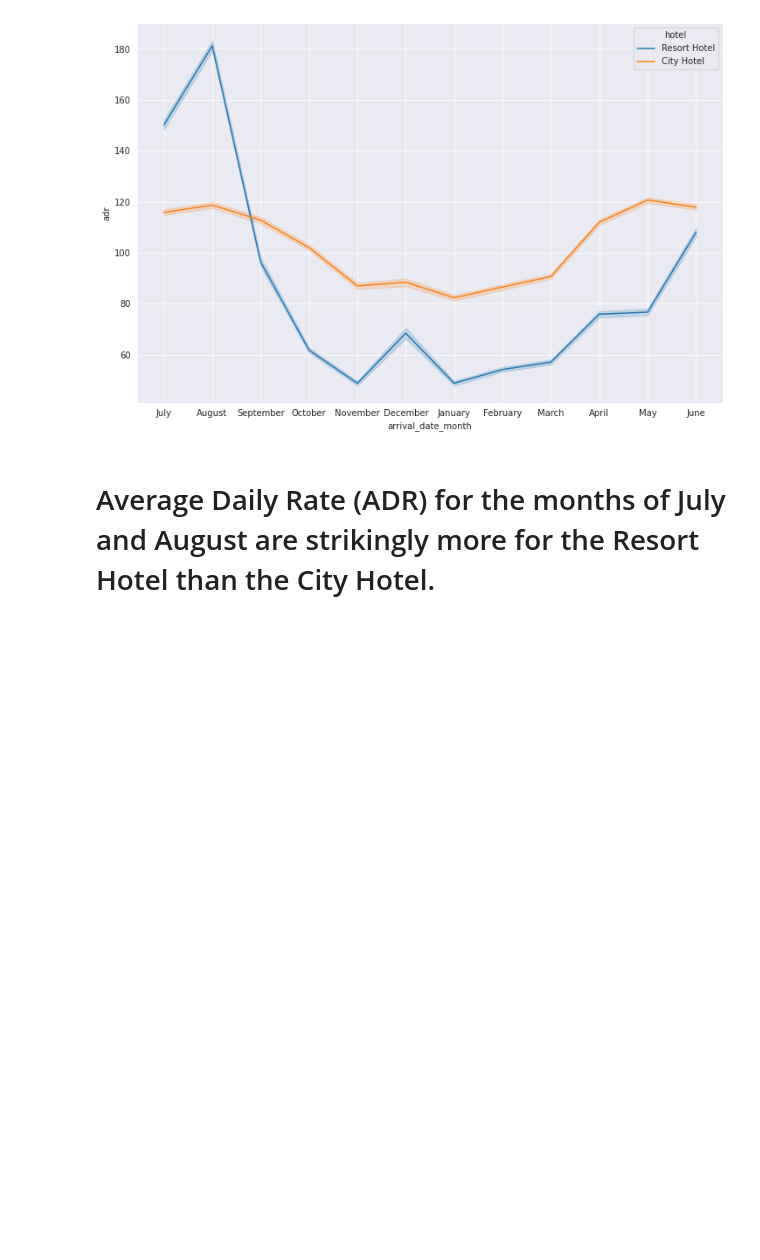
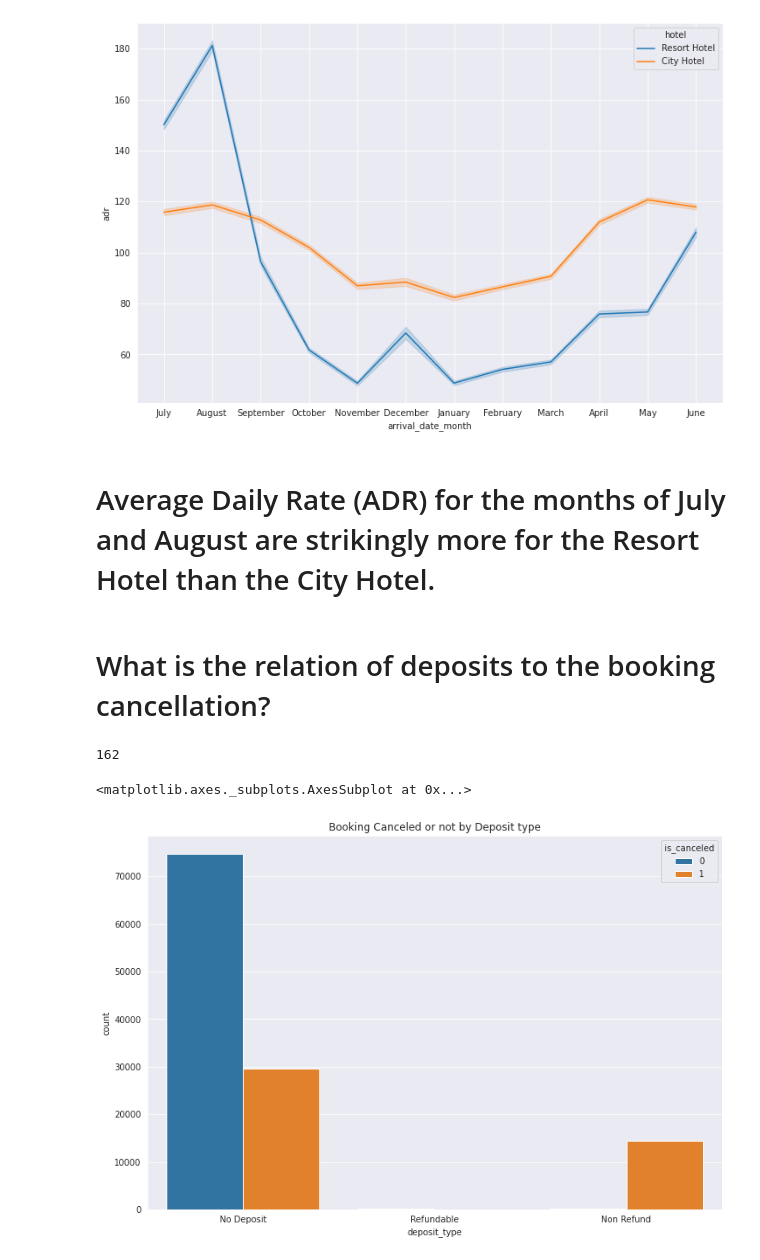
Before and after one commit to ganeshghadge2772/Hotel_Booking, a Jupyter notebook: Hotel_Booking_ipyn.ipynb, the cells around one changed output. Saved outputs shown, nothing was run; the diff lists cells and outputs as text; code cells hidden in the pictures; blank space fills up the shorter version.

```diff
--- a/Hotel_Booking_ipyn.ipynb
+++ b/Hotel_Booking_ipyn.ipynb
@@ -394,3 +399,21 @@ sns.lineplot(x = 'arrival_date_month', y = 'adr', hue= 'hotel', data = df_not_ca
 [figure]
 # %% [markdown]
 # Average Daily Rate (ADR) for the months of July and August are strikingly more for the Resort Hotel than the City Hotel.
+# %% [markdown]
+# What is the relation of deposits to the booking cancellation?
+# %%
+# counting refundable deposits
+
+df[df.deposit_type == 'Refundable'].deposit_type.count()
+# %% [output]
+162
+# %%
+# ploting count plot
+
+fig = plt.gcf()
+fig.set_size_inches(12, 8)
+plt.title("Booking Canceled or not by Deposit type")
+sns.countplot(x='deposit_type',data=df ,hue='is_canceled')
+# %% [output]
+<matplotlib.axes._subplots.AxesSubplot at 0x...>
+[figure, added]
```
Also changed, not shown: parts of 11 cells of this notebook.
